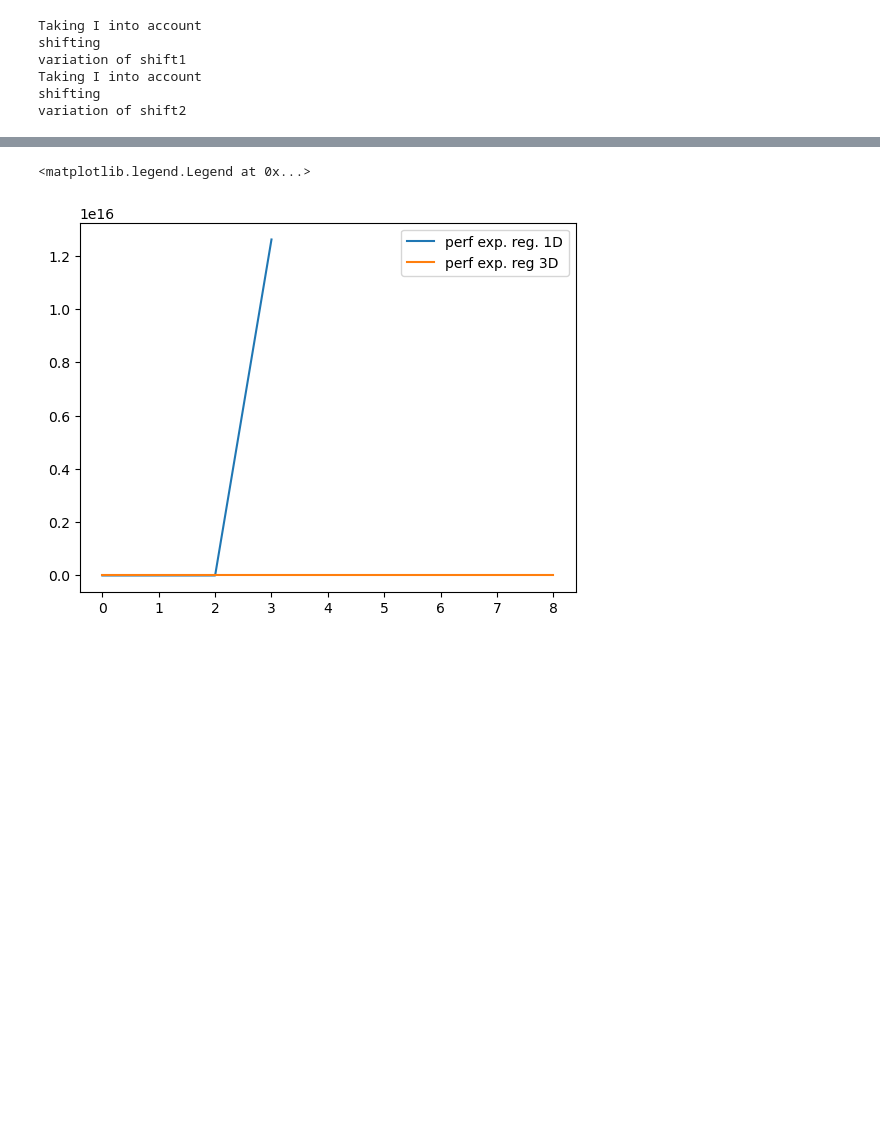
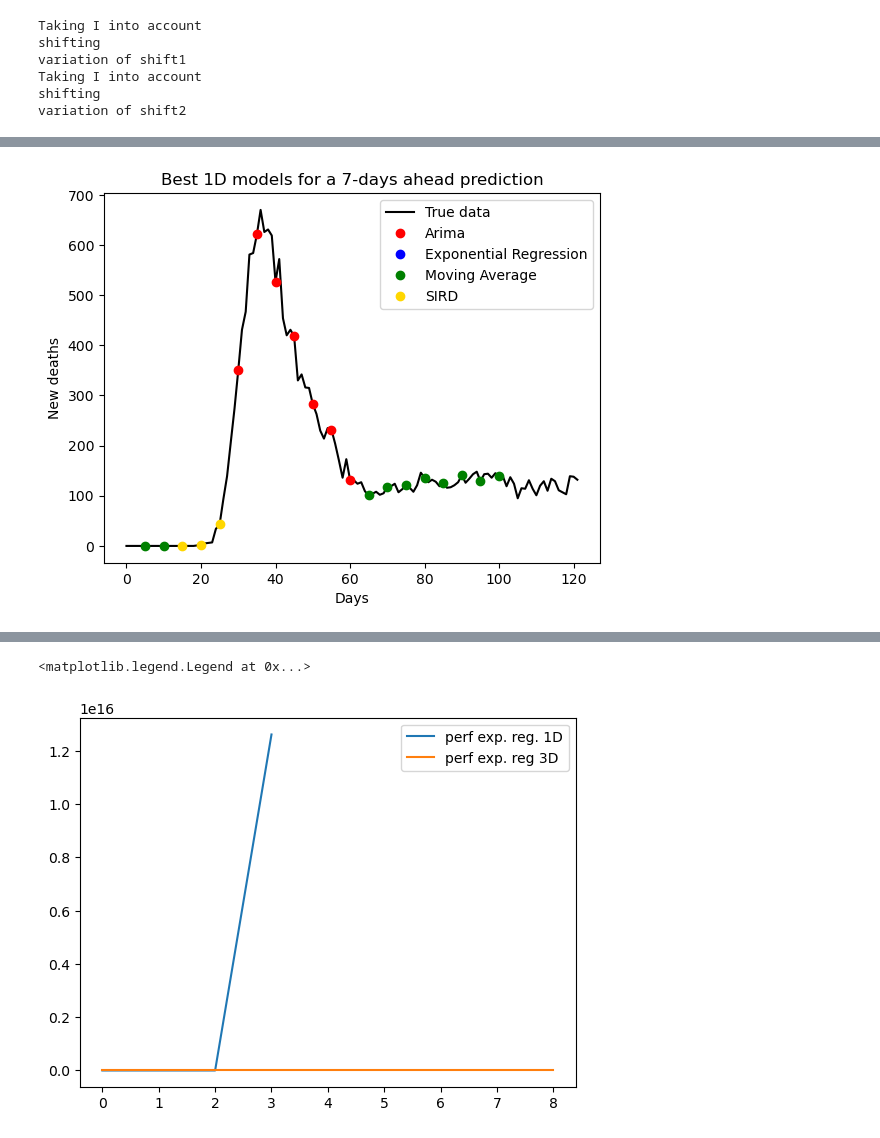
Before and after one commit to gregoirebechade/covid_internship, a Jupyter notebook: 07_global_evaluation_of_the_models.ipynb, the cells around one changed output, grey strips where cells are left out. Saved outputs shown, nothing was run; the diff lists cells and outputs as text; code cells hidden in the pictures; blank space fills up the shorter version.

Commit message:
evaluation of the models on more points

```diff
--- a/07_global_evaluation_of_the_models.ipynb
+++ b/07_global_evaluation_of_the_models.ipynb
@@ -137,0 +154,19 @@ with open('./results/comparing_models3D_reach=7.json', 'r') as f:
+# %%
+with open('./results/compte_rendu1D_reach=7.txt', 'a') as f :
+    for point in dicoresults1D_reach_7.keys():
+        f.write(' For the point '+str(point) + ' the best model is :' +models1D[np.argmin(dicoresults1D_reach_7[point])]+ ' with a performance of '+str(np.min(dicoresults1D_reach_7[point]))+'\n')
+
+
+with open('./results/compte_rendu3D_reach=7.txt', 'a') as f :
+    for point in dicoresults3D_reach_7.keys():
+        f.write(' For the point '+str(point) + ' the best model is :' +models3D[np.argmin(dicoresults3D_reach_7[point])]+ ' with a performance of '+str(np.min(dicoresults3D_reach_7[point]))+'\n')
+
+with open('./results/compte_rendu1D_reach=14.txt', 'a') as f :
+    for point in dicoresults1D_reach_14.keys():
+        f.write(' For the point '+str(point) + ' the best model is :' +models1D[np.argmin(dicoresults1D_reach_15[point])]+ ' with a performance of '+str(np.min(dicoresults1D_reach_15[point]))+'\n')
+
+with open('./results/compte_rendu3D_reach=14.txt', 'a') as f :
+    for point in dicoresults3D_reach_14.keys():
+        f.write(' For the point '+str(point) + ' the best model is :' +models3D[np.argmin(dicoresults3D_reach_14[point])]+ ' with a performance of '+str(np.min(dicoresults3D_reach_14[point]))+'\n')
+# %%
+dicocolors={'Arima': 'red', 'Exponential Regression': 'blue', 'Moving Average': 'green', 'SIRD': 'gold', 'Moving Average multi': 'green', 'SIRD multi 1': 'gold', 'SIRD multi 2': 'orange', 'VAR': 'red', 'Exp. Reg. Multi': 'blue'}
@@ -137,0 +180,67 @@ with open('./results/comparing_models3D_reach=7.json', 'r') as f:
+# %%
+dico1Dreach7=dict()
+for model in models1D:
+    dico1Dreach7[model]=[]
+
+for point in dicoresults1D_reach_7.keys():
+    point_int=(int(point.split('[')[1].split(']')[0]))
+    dico1Dreach7[(models1D[np.argmin(dicoresults1D_reach_7[point])])].append(point_int)
+
+plt.plot(new_deaths, label='True data', c='black')
+for model in dico1Dreach7.keys():
+    plt.plot(dico1Dreach7[model], new_deaths[dico1Dreach7[model]],'o', c= dicocolors[model], label=model)
+plt.legend()
+plt.title('Best 1D models for a 7-days ahead prediction')
+plt.xlabel('Days')
+plt.ylabel('New deaths')
+plt.show()
+
+
+dico3Dreach7=dict()
+for model in models3D:
+    dico3Dreach7[model]=[]
+for point in dicoresults3D_reach_7.keys():
+    point_int=(int(point.split('[')[1].split(']')[0]))
+    dico3Dreach7[(models3D[np.argmin(dicoresults3D_reach_7[point])])].append(point_int)
+plt.plot(new_deaths, label='True data', c='black')
+for model in dico3Dreach7.keys():
+    plt.plot(dico3Dreach7[model], new_deaths[dico3Dreach7[model]],'o', c= dicocolors[model], label=model)
+plt.legend()
+plt.title('Best 3D models for a 7-days ahead prediction')
+plt.xlabel('Days')
+plt.ylabel('New deaths')
+plt.show()
+
+
+dico1Dreach14=dict()
+for model in models1D:
+    dico1Dreach14[model]=[]
+for point in dicoresults1D_reach_14.keys():
+    point_int=(int(point.split('[')[1].split(']')[0]))
+    dico1Dreach14[(models1D[np.argmin(dicoresults1D_reach_14[point])])].append(point_int)
+plt.plot(new_deaths, label='True data', c='black')
+for model in dico1Dreach14.keys():
+    plt.plot(dico1Dreach14[model], new_deaths[dico1Dreach14[model]],'o', c= dicocolors[model], label=model)
+plt.legend()
+plt.title('Best 1D models for a 14-days ahead prediction')
+plt.xlabel('Days')
+plt.ylabel('New deaths')
+plt.show()
+
+
+dico3Dreach14=dict()
+for model in models3D:
+    dico3Dreach14[model]=[]
+for point in dicoresults3D_reach_14.keys():
+    point_int=(int(point.split('[')[1].split(']')[0]))
+    dico3Dreach14[(models3D[np.argmin(dicoresults3D_reach_14[point])])].append(point_int)
+plt.plot(new_deaths, label='True data', c='black')
+for model in dico3Dreach14.keys():
+    plt.plot(dico3Dreach14[model], new_deaths[dico3Dreach14[model]],'o', c= dicocolors[model], label=model)
+plt.legend()
+plt.title('Best 3D models for a 14-days ahead prediction')
+plt.xlabel('Days')
+plt.ylabel('New deaths')
+plt.show()
+# %% [output]
+[figure, added]
```
Also changed, not shown: parts of 17 cells of this notebook, 4 other files.
